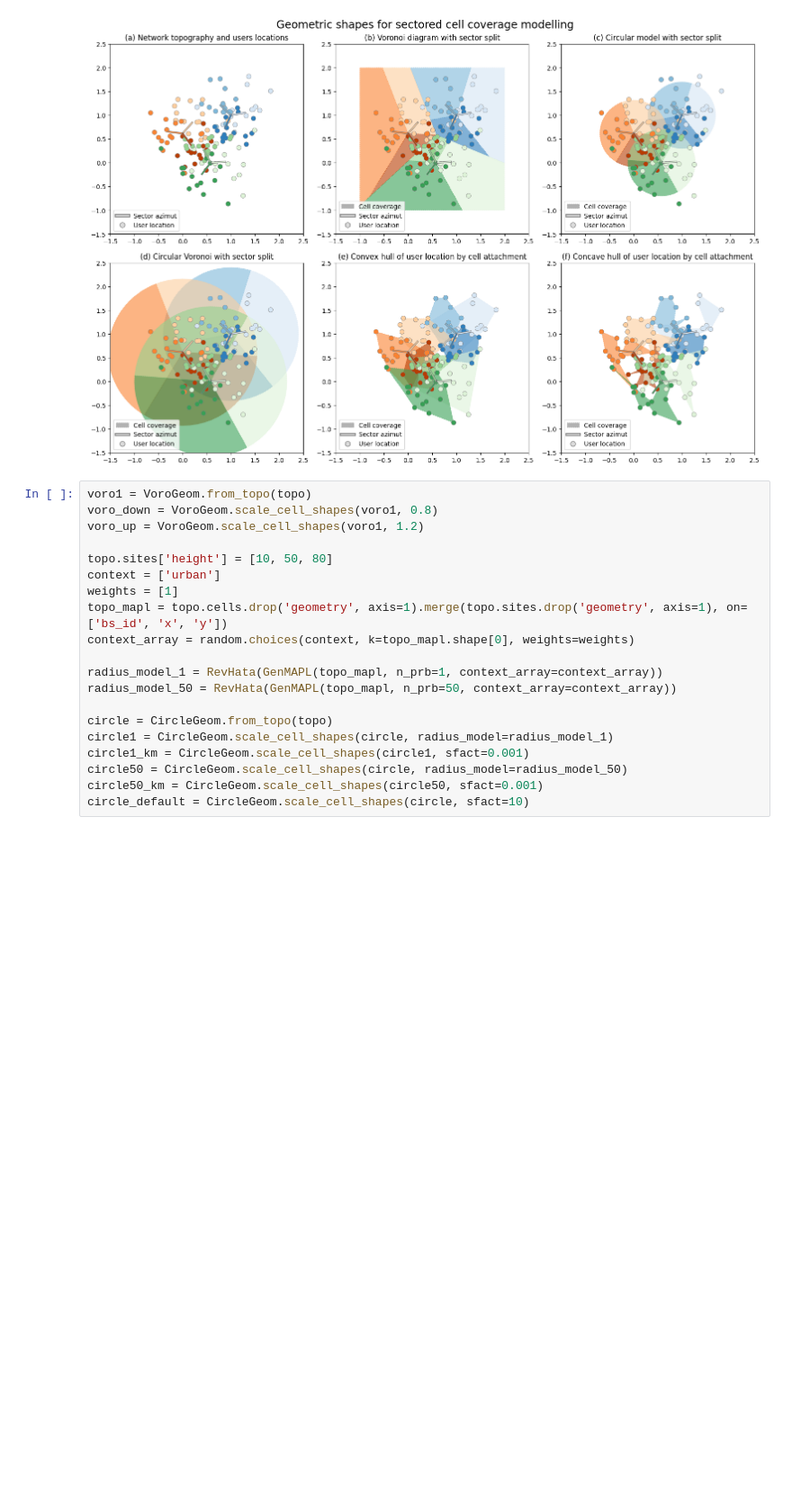
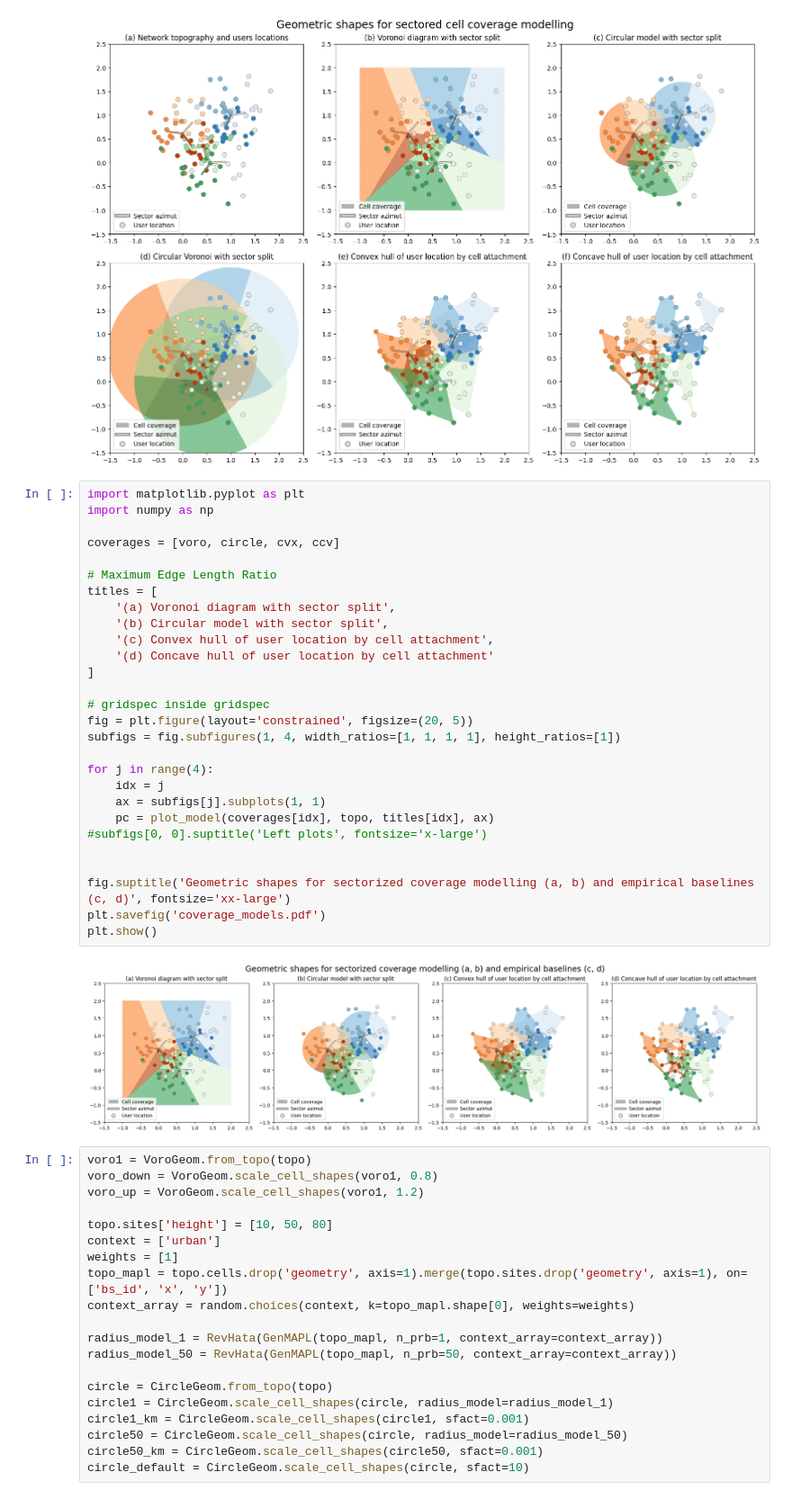
Before and after one commit to Orange-OpenSource/GeoLibCov, a Jupyter notebook: notebooks/shapes.ipynb, the cells around one changed output. Shown at 90% size. Saved outputs shown, nothing was run; the diff lists cells and outputs as text; blank space fills up the shorter version.

Commit message:
plot update

```diff
--- a/notebooks/shapes.ipynb
+++ b/notebooks/shapes.ipynb
@@ -129,6 +129,36 @@ plt.savefig('coverage_models.svg')
 plt.show()
 # %% [output]
 [figure]
+# %%
+import matplotlib.pyplot as plt
+import numpy as np
+
+coverages = [voro, circle, cvx, ccv]
+
+# Maximum Edge Length Ratio
+titles = [
+    '(a) Voronoi diagram with sector split',
+    '(b) Circular model with sector split',
+    '(c) Convex hull of user location by cell attachment',
+    '(d) Concave hull of user location by cell attachment'
+]
+
+# gridspec inside gridspec
+fig = plt.figure(layout='constrained', figsize=(20, 5))
+subfigs = fig.subfigures(1, 4, width_ratios=[1, 1, 1, 1], height_ratios=[1])
+
+for j in range(4):
+    idx = j
+    ax = subfigs[j].subplots(1, 1)
+    pc = plot_model(coverages[idx], topo, titles[idx], ax)
+#subfigs[0, 0].suptitle('Left plots', fontsize='x-large')
+
+
+fig.suptitle('Geometric shapes for sectorized coverage modelling (a, b) and empirical baselines (c, d)', fontsize='xx-large')
+plt.savefig('coverage_models.pdf')
+plt.show()
+# %% [output]
+[figure, added]
 # %%
 voro1 = VoroGeom.from_topo(topo)
 voro_down = VoroGeom.scale_cell_shapes(voro1, 0.8)
```
Also changed, not shown: parts of 1 cell of this notebook.
